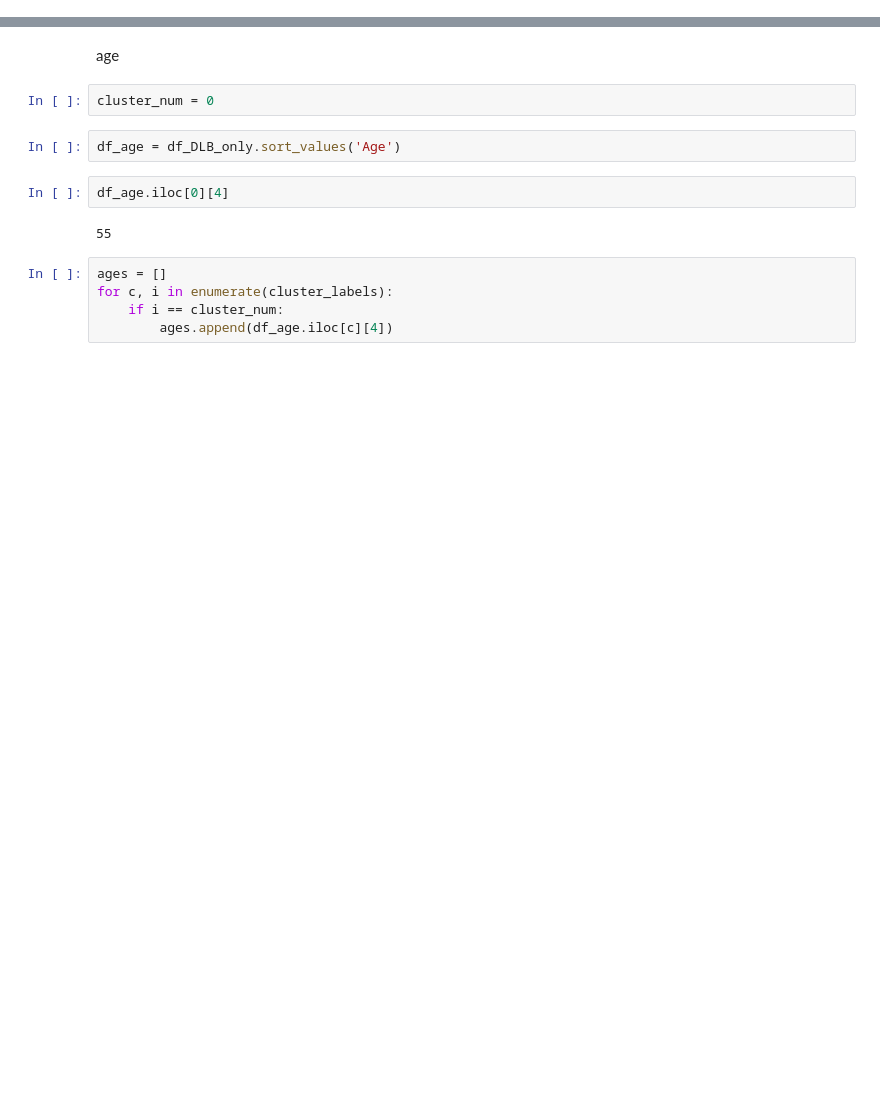
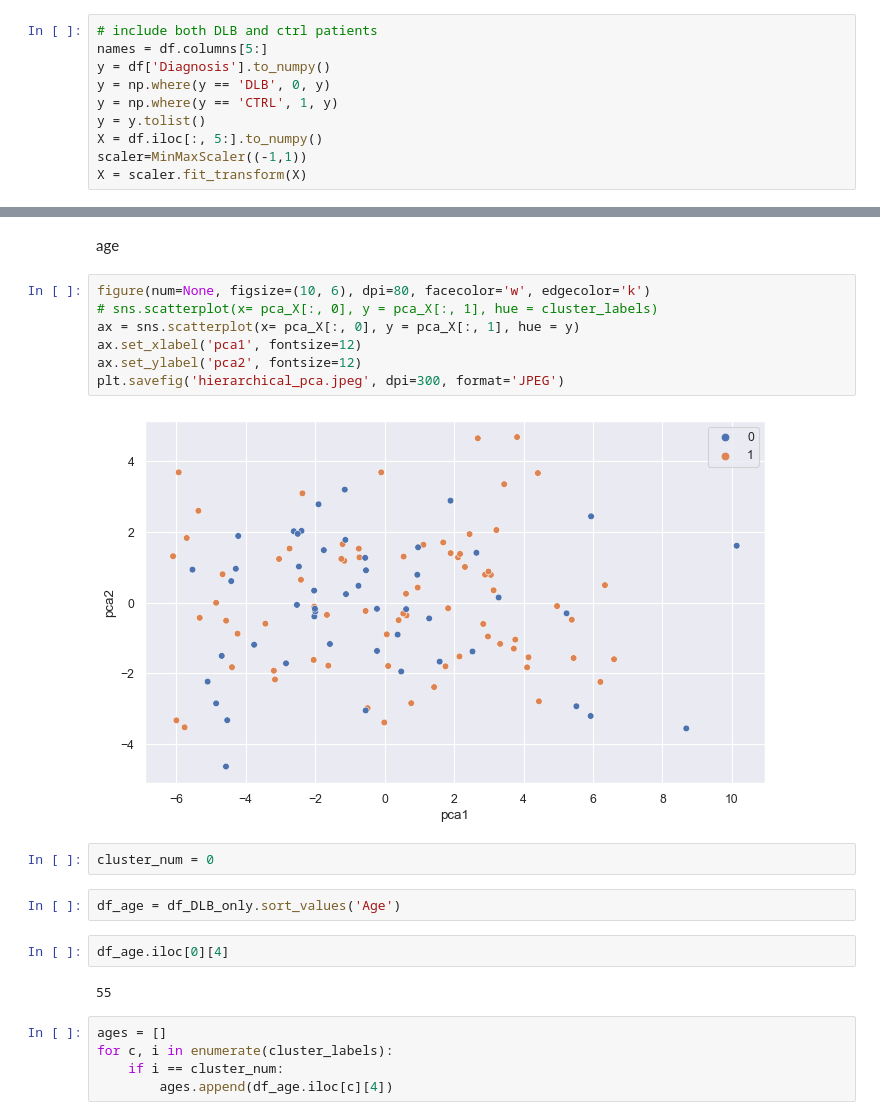
Before and after one commit to ChengyuanSha/LGP-Biclustering, a Jupyter notebook: Baseline notebooks/PCA_Clustering.ipynb, the cells around one changed output, grey strips where cells are left out. Cells and saved outputs as stored; diff of their text form; blank space fills up the shorter version.

```diff
--- a/Baseline notebooks/PCA_Clustering.ipynb
+++ b/Baseline notebooks/PCA_Clustering.ipynb
@@ -16,5 +18,15 @@ from matplotlib.pyplot import figure
 sns.set()
 # %%
 df = pd.read_csv('../dataset/Discovery_Cohort2020_08_25_forTing_imputed_fifth_min.csv')
+# %%
+# include both DLB and ctrl patients
+names = df.columns[5:]
+y = df['Diagnosis'].to_numpy()
+y = np.where(y == 'DLB', 0, y)
+y = np.where(y == 'CTRL', 1, y)
+y = y.tolist()
+X = df.iloc[:, 5:].to_numpy()
+scaler=MinMaxScaler((-1,1))
+X = scaler.fit_transform(X)
 # %%
 df_DLB_only = df[df['Diagnosis'] == 'DLB']
@@ -76,5 +89,14 @@ plt.savefig('hierarchical_pca.jpeg', dpi=300, format='JPEG')
 # %% [markdown]
 age
+# %%
+figure(num=None, figsize=(10, 6), dpi=80, facecolor='w', edgecolor='k')
+# sns.scatterplot(x= pca_X[:, 0], y = pca_X[:, 1], hue = cluster_labels)
+ax = sns.scatterplot(x= pca_X[:, 0], y = pca_X[:, 1], hue = y)
+ax.set_xlabel('pca1', fontsize=12)
+ax.set_ylabel('pca2', fontsize=12)
+plt.savefig('hierarchical_pca.jpeg', dpi=300, format='JPEG')
+# %% [output]
+[figure, added]
 # %%
 cluster_num = 0
 # %%
```
Also changed, not shown: parts of 15 cells of this notebook, 3 other files.
